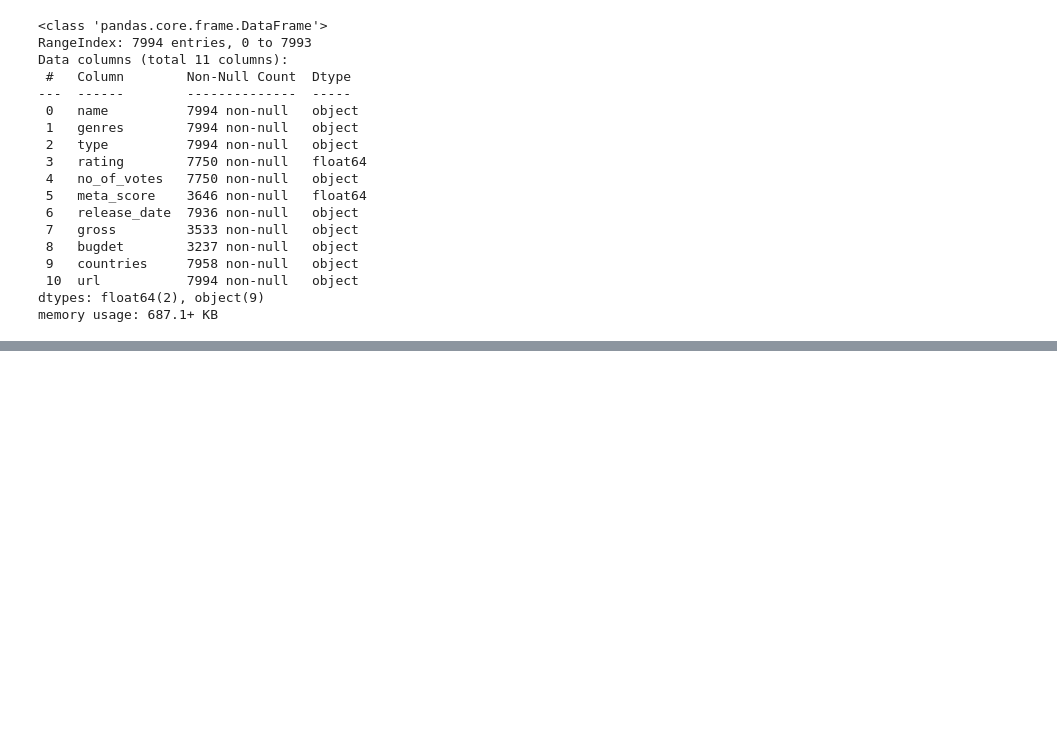
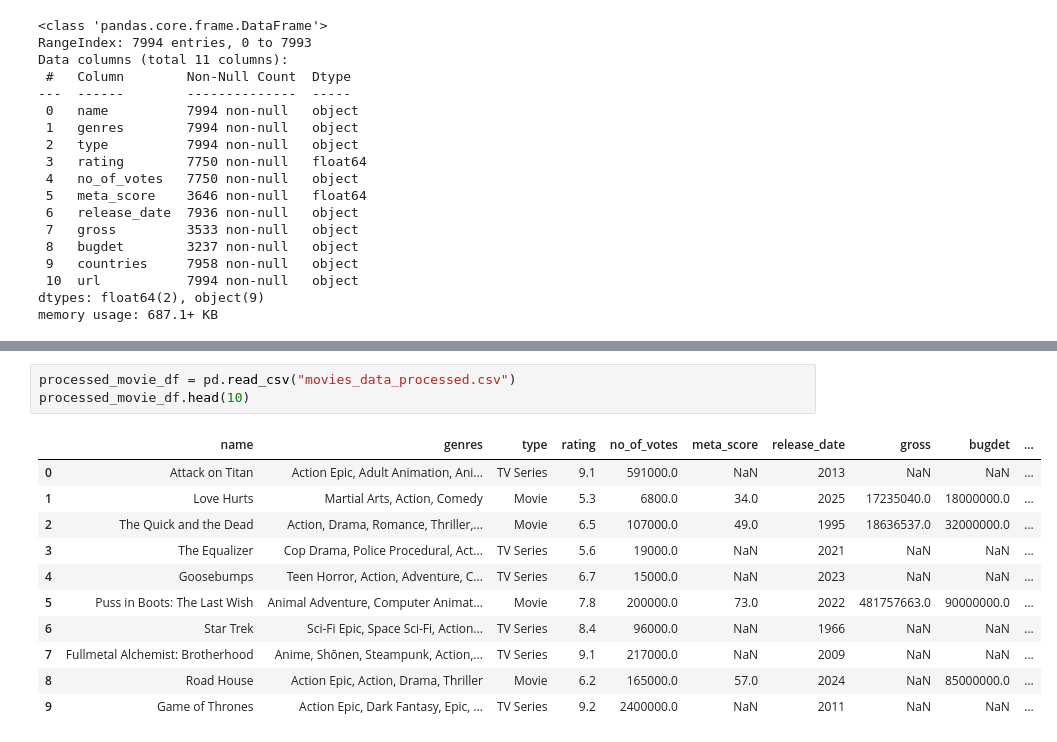
Before and after one commit to phuocnguyen2412/movie-analyst, a Jupyter notebook: data-overview.ipynb, the cells around one changed output, grey strips where cells are left out. Drawn from its saved outputs; the diff is of its cells as text; blank space fills up the shorter version.

Commit message:
process dataset

```diff
--- a/data-overview.ipynb
+++ b/data-overview.ipynb
@@ -33,0 +178,15 @@ memory usage: 687.1+ KB
+# %%
+processed_movie_df = pd.read_csv("movies_data_processed.csv")
+processed_movie_df.head(10)
+# %% [output]
+|  | name | genres | type | rating | no_of_votes | meta_score | release_date | gross | bugdet | ... |
+| 0 | Attack on Titan | Action Epic, Adult Animation, Ani... | TV Series | 9.1 | 591000.0 | NaN | 2013 | NaN | NaN | ... |
+| 1 | Love Hurts | Martial Arts, Action, Comedy | Movie | 5.3 | 6800.0 | 34.0 | 2025 | 17235040.0 | 18000000.0 | ... |
+| 2 | The Quick and the Dead | Action, Drama, Romance, Thriller,... | Movie | 6.5 | 107000.0 | 49.0 | 1995 | 18636537.0 | 32000000.0 | ... |
+| 3 | The Equalizer | Cop Drama, Police Procedural, Act... | TV Series | 5.6 | 19000.0 | NaN | 2021 | NaN | NaN | ... |
+| 4 | Goosebumps | Teen Horror, Action, Adventure, C... | TV Series | 6.7 | 15000.0 | NaN | 2023 | NaN | NaN | ... |
+| 5 | Puss in Boots: The Last Wish | Animal Adventure, Computer Animat... | Movie | 7.8 | 200000.0 | 73.0 | 2022 | 481757663.0 | 90000000.0 | ... |
+| 6 | Star Trek | Sci-Fi Epic, Space Sci-Fi, Action... | TV Series | 8.4 | 96000.0 | NaN | 1966 | NaN | NaN | ... |
+| 7 | Fullmetal Alchemist: Brotherhood | Anime, Shōnen, Steampunk, Action,... | TV Series | 9.1 | 217000.0 | NaN | 2009 | NaN | NaN | ... |
+| 8 | Road House | Action Epic, Action, Drama, Thriller | Movie | 6.2 | 165000.0 | 57.0 | 2024 | NaN | 85000000.0 | ... |
+| 9 | Game of Thrones | Action Epic, Dark Fantasy, Epic, ... | TV Series | 9.2 | 2400000.0 | NaN | 2011 | NaN | NaN | ... |
```
Also changed, not shown: parts of 7 cells of this notebook, 3 other files.
